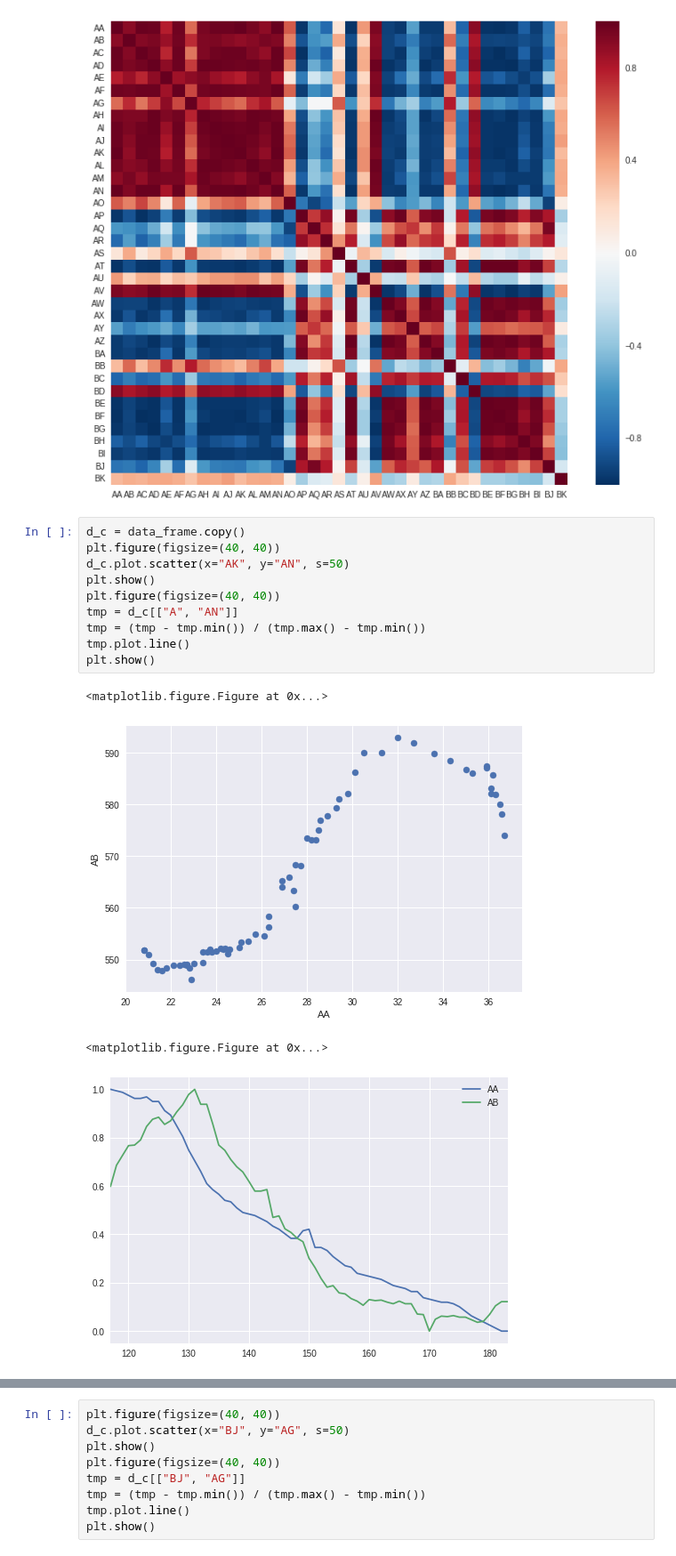
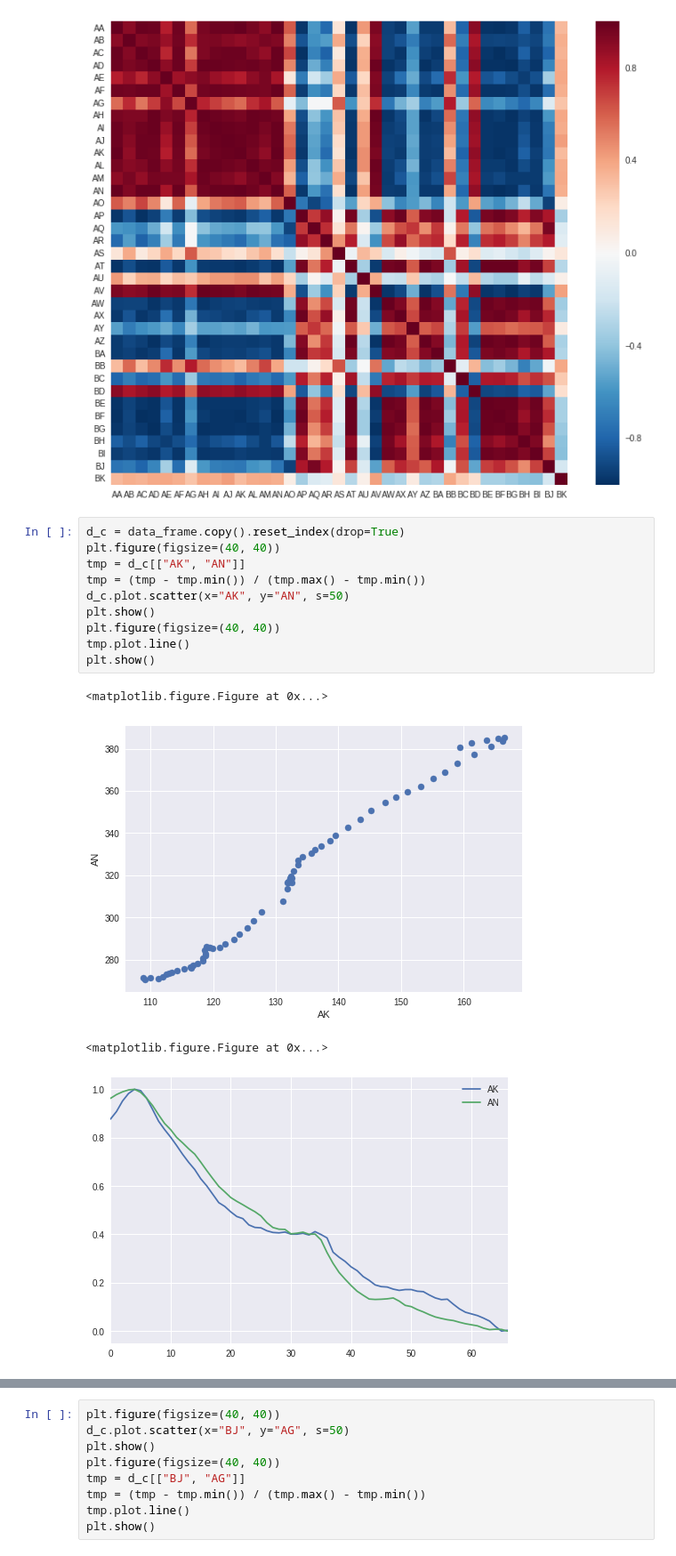
Before and after one commit to sebwdz/JobAnalysis, a Jupyter notebook: core/notebooks/ESA descriptive analysis.ipynb, the cells around one changed output, grey strips where cells are left out. Shown at 89% size. Drawn from its saved outputs; the diff is of its cells as text.

```diff
--- a/core/notebooks/ESA descriptive analysis.ipynb
+++ b/core/notebooks/ESA descriptive analysis.ipynb
@@ -81,20 +82,20 @@ plt.show()
 # %% [output]
 [figure]
 # %%
-d_c = data_frame.copy()
+d_c = data_frame.copy().reset_index(drop=True)
 plt.figure(figsize=(40, 40))
+tmp = d_c[["AK", "AN"]]
+tmp = (tmp - tmp.min()) / (tmp.max() - tmp.min())
 d_c.plot.scatter(x="AK", y="AN", s=50)
 plt.show()
 plt.figure(figsize=(40, 40))
-tmp = d_c[["A", "AN"]]
-tmp = (tmp - tmp.min()) / (tmp.max() - tmp.min())
 tmp.plot.line()
 plt.show()
 # %% [output]
 <matplotlib.figure.Figure at 0x...>
-[figure, old version]
+[figure, new version]
 <matplotlib.figure.Figure at 0x...>
-[figure, old version]
+[figure, new version]
 # %%
 plt.figure(figsize=(40, 40))
 d_c.plot.scatter(x="BG", y="AK", s=50)
```
Also changed, not shown: parts of 2 cells of this notebook.
